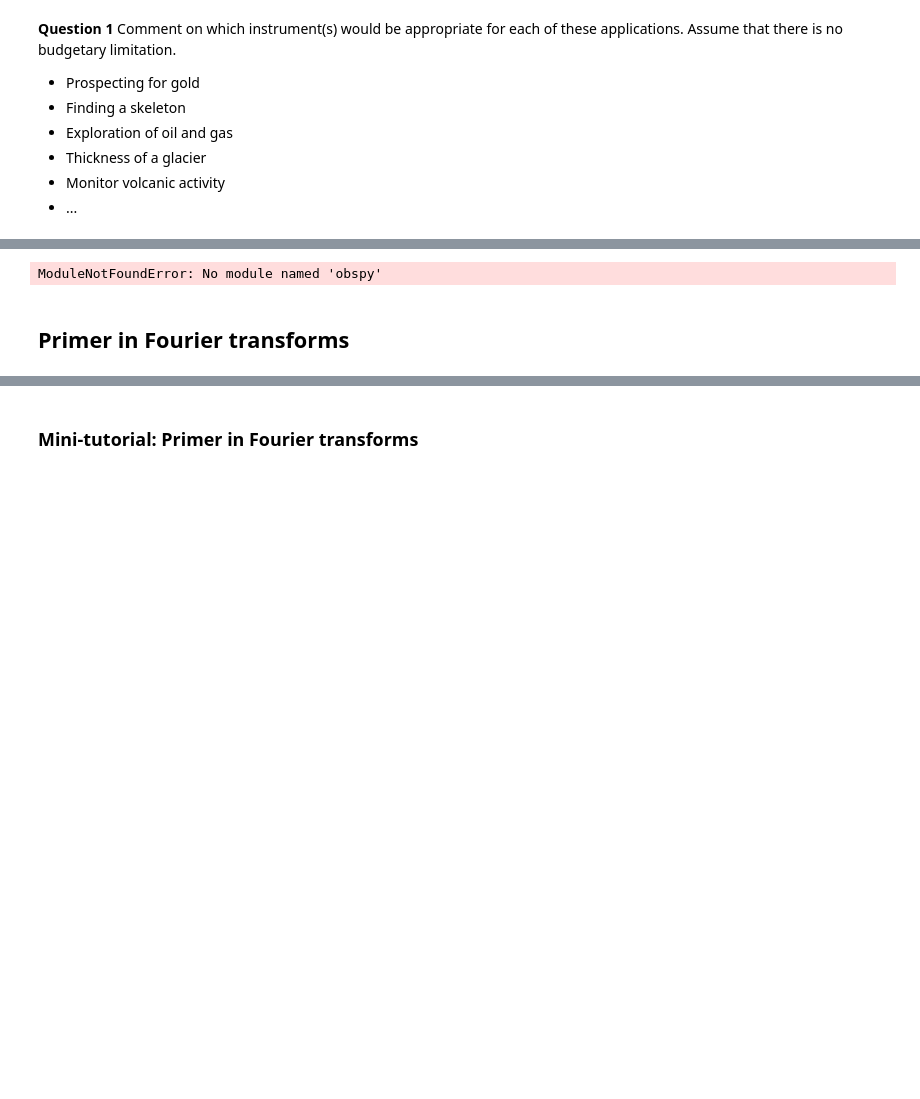
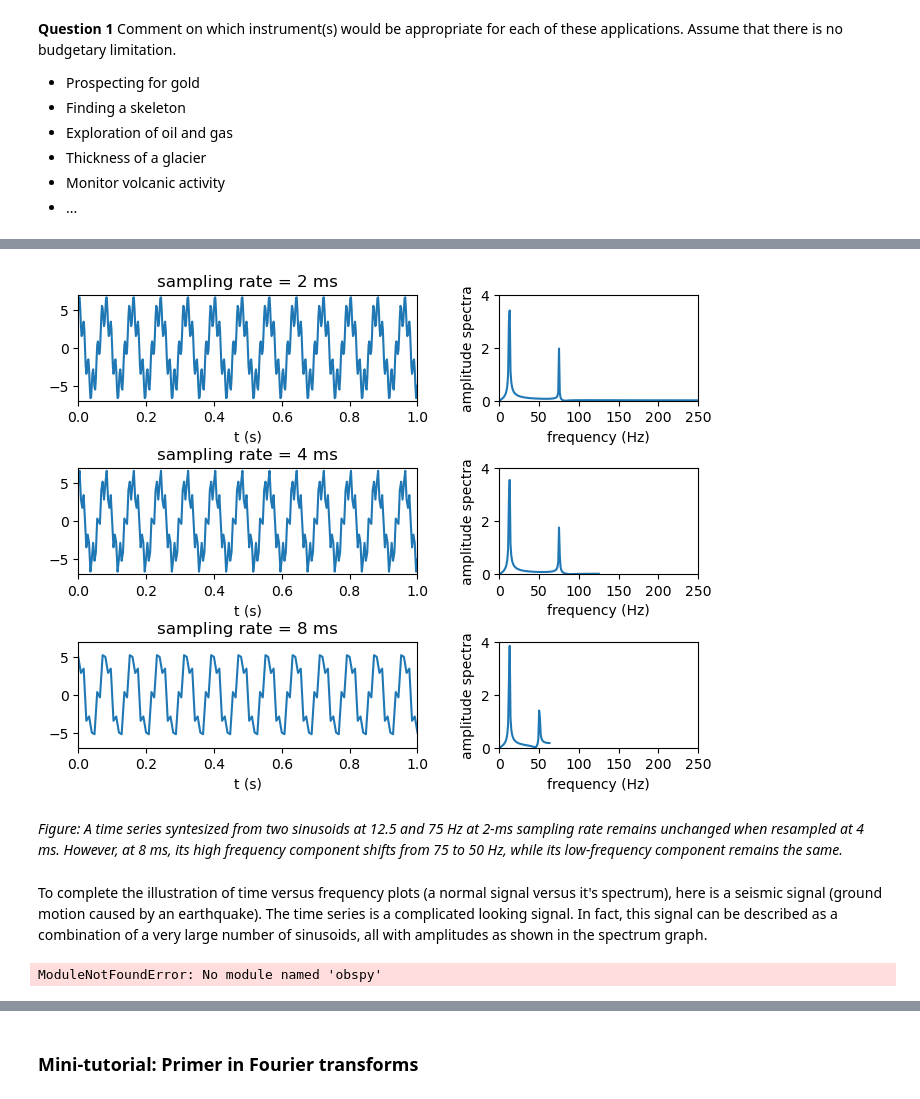
Before and after one commit to globalseismology/avni-courses.solid-earth-fundamentals, a Jupyter notebook: Field_Trip_2_Geophysics/Field_Geophysics.ipynb, the cells around one changed output, grey strips where cells are left out. Drawn from its saved outputs; the diff is of its cells as text; code cells hidden in the pictures; blank space fills up the shorter version.

```diff
--- a/Field_Trip_2_Geophysics/Field_Geophysics.ipynb
+++ b/Field_Trip_2_Geophysics/Field_Geophysics.ipynb
@@ -159,3 +224,78 @@ $$ f_N =  $$
+# %%
+f = lambda t: 5*np.cos(2*np.pi*12.5*t) + 2*np.sin(2*np.pi*75*t)
+t2ms = np.linspace(0,1,int(1/0.002)+1)
+t4ms = np.linspace(0,1,int(1/0.004)+1)
+t8ms = np.linspace(0,1,int(1/0.008)+1)
+
+x2ms = f(t2ms)
+x4ms = f(t4ms)
+x8ms = f(t8ms)
+
+F2ms = np.fft.rfft(x2ms)
+F4ms = np.fft.rfft(x4ms)
+F8ms = np.fft.rfft(x8ms)
+
+# compute spectral density
+p = lambda z: (abs(np.real(z))/(np.size(z)/2),abs(np.imag(z))/(np.size(z)/2))
+
+p2ms = p(F2ms)
+p4ms = p(F4ms)
+p8ms = p(F8ms)
+
+fig = plt.figure(figsize=[8,6], dpi=100)
+gs = fig.add_gridspec(8, 9)
+plt.subplot(gs[0:2, 0:5])
+plt.plot(t2ms,x2ms)
+plt.xlim(0,1)
+plt.ylim(-7,7)
+plt.xlabel('t (s)')
+plt.title('sampling rate = 2 ms')
+
+plt.subplot(gs[0:2, 6:])
+plt.plot(abs(F2ms)/(np.size(x2ms)/2))
+plt.xlim(0,250)
+plt.ylim(0,4)
+plt.xticks(np.arange(0,300,50))
+plt.xlabel('frequency (Hz)')
+plt.ylabel('amplitude spectra')
+
+plt.subplot(gs[3:5, 0:5])
+plt.plot(t4ms,x4ms)
+plt.xlim(0,1)
+plt.ylim(-7,7)
+plt.xlabel('t (s)')
+plt.title('sampling rate = 4 ms')
+
+plt.subplot(gs[3:5, 6:])
+plt.plot(abs(F4ms)/(np.size(x4ms)/2))
+plt.xlim(0,250)
+plt.ylim(0,4)
+plt.xticks(np.arange(0,300,50))
+plt.xlabel('frequency (Hz)')
+plt.ylabel('amplitude spectra')
+
+plt.subplot(gs[6:, 0:5])
+plt.plot(t8ms,x8ms)
+plt.xlim(0,1)
+plt.ylim(-7,7)
+plt.xlabel('t (s)')
+plt.title('sampling rate = 8 ms')
+
+plt.subplot(gs[6:, 6:])
+plt.plot(abs(F8ms)/(np.size(x8ms)/2))
+plt.xlim(0,250)
+plt.ylim(0,4)
+plt.xticks(np.arange(0,300,50))
+plt.xlabel('frequency (Hz)')
+plt.ylabel('amplitude spectra')
+
+plt.show()
+# %% [output]
+[figure, added]
+# %% [markdown]
+*Figure: A time series syntesized from two sinusoids at 12.5 and 75 Hz at 2-ms sampling rate remains unchanged when resampled at 4 ms. However, at 8 ms, its high frequency component shifts from 75 to 50 Hz, while its low-frequency component remains the same.*
+# %% [markdown]
+To complete the illustration of time versus frequency plots (a normal signal versus it's spectrum), here is a seismic signal (ground motion caused by an earthquake). The time series is a complicated looking signal. In fact, this signal can be described as a combination of a very large number of sinusoids, all with amplitudes as shown in the spectrum graph.
 # %%
 from obspy.clients.fdsn import Client
 import obspy
@@ -187,2 +317,0 @@ import matplotlib.pyplot as plt
-# %% [markdown]
-## Primer in Fourier transforms
```
Also changed, not shown: parts of 20 cells of this notebook, 5 other files.
